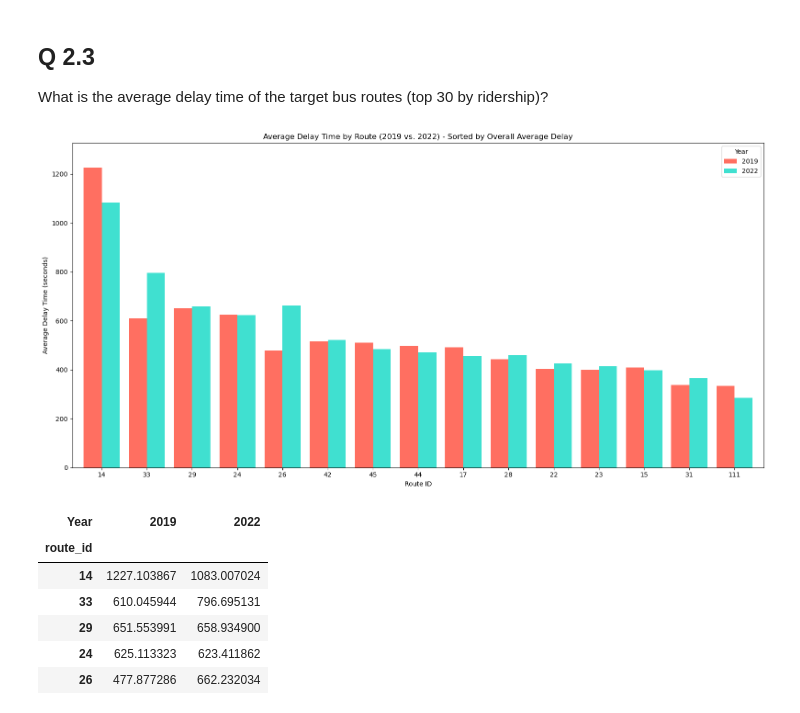
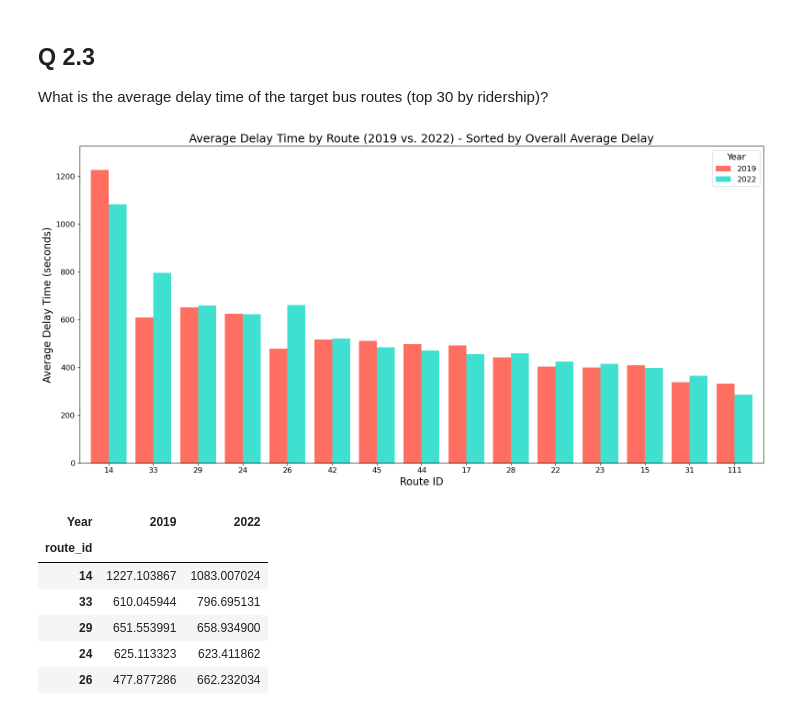
Before and after one commit to BU-Spark/ds-wgbh-bus-equity, a Jupyter notebook: notebooks/Preliminary Analysis on Base Questions 1.3.ipynb, the cells around one changed output. Saved outputs shown, nothing was run; the diff lists cells and outputs as text; code cells hidden in the pictures.

```diff
--- a/notebooks/Preliminary Analysis on Base Questions 1.3.ipynb
+++ b/notebooks/Preliminary Analysis on Base Questions 1.3.ipynb
@@ -261,18 +261,19 @@ average_delay_by_route_sorted = average_delay_by_route_sorted.drop(columns=['Ove
 # %%
 # Plotting average delay by route for 2019 and 2022, sorted in descending order
 average_delay_by_route_sorted.plot(kind='bar', figsize=(16, 8), color=colors, width=0.8)
 
-# Customize the plot
-plt.title("Average Delay Time by Route (2019 vs. 2022) - Sorted by Overall Average Delay")
-plt.xlabel("Route ID")
-plt.ylabel("Average Delay Time (seconds)")
-plt.legend(title="Year", loc='upper right')
-plt.xticks(rotation=0)
+# Customize the plot with increased font sizes
+plt.title("Average Delay Time by Route (2019 vs. 2022) - Sorted by Overall Average Delay", fontsize=18)
+plt.xlabel("Route ID", fontsize=16)
+plt.ylabel("Average Delay Time (seconds)", fontsize=16)
+plt.legend(title="Year", loc='upper right', title_fontsize=14, fontsize=12)  # Adjust legend title and label sizes
+plt.xticks(rotation=0, fontsize=12)  # Increase x-tick font size
+plt.yticks(fontsize=12)  # Increase y-tick font size
 plt.ylim(0, max(average_delay_by_route_sorted.max()) + 100)  # Set y-limit slightly above max delay
 plt.tight_layout()  # Adjust layout for readability
 plt.show()
 # %% [output]
-[figure, old version]
+[figure, new version]
 # %%
 average_delay_by_route_sorted
 # %% [output]
```
Also changed, not shown: parts of 7 cells of this notebook.
